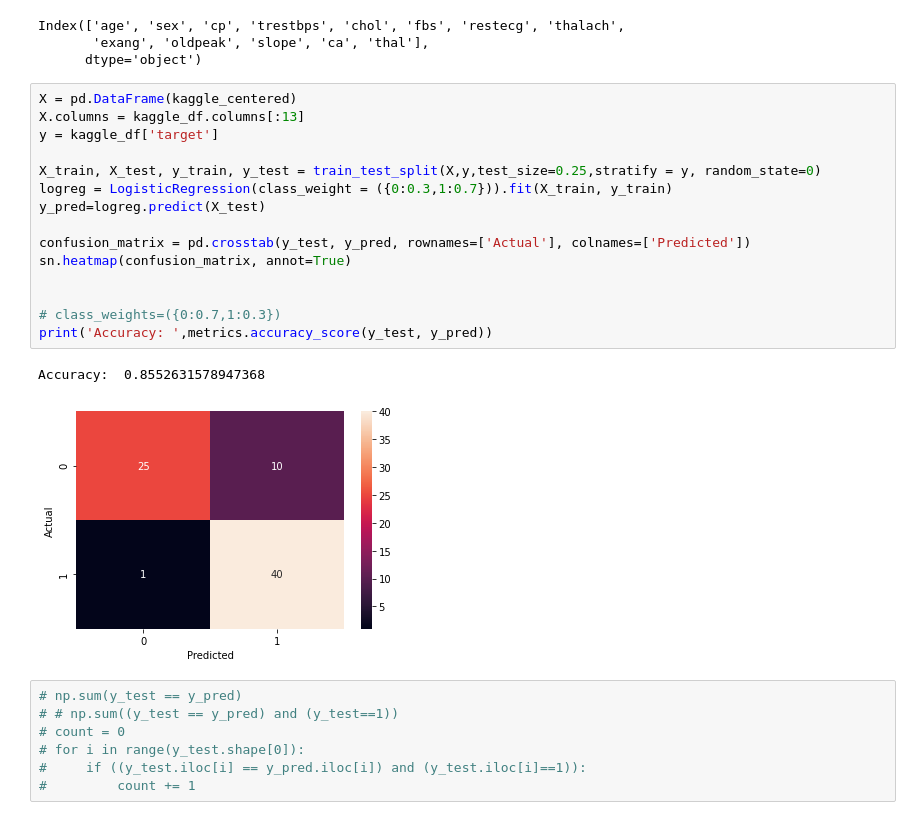
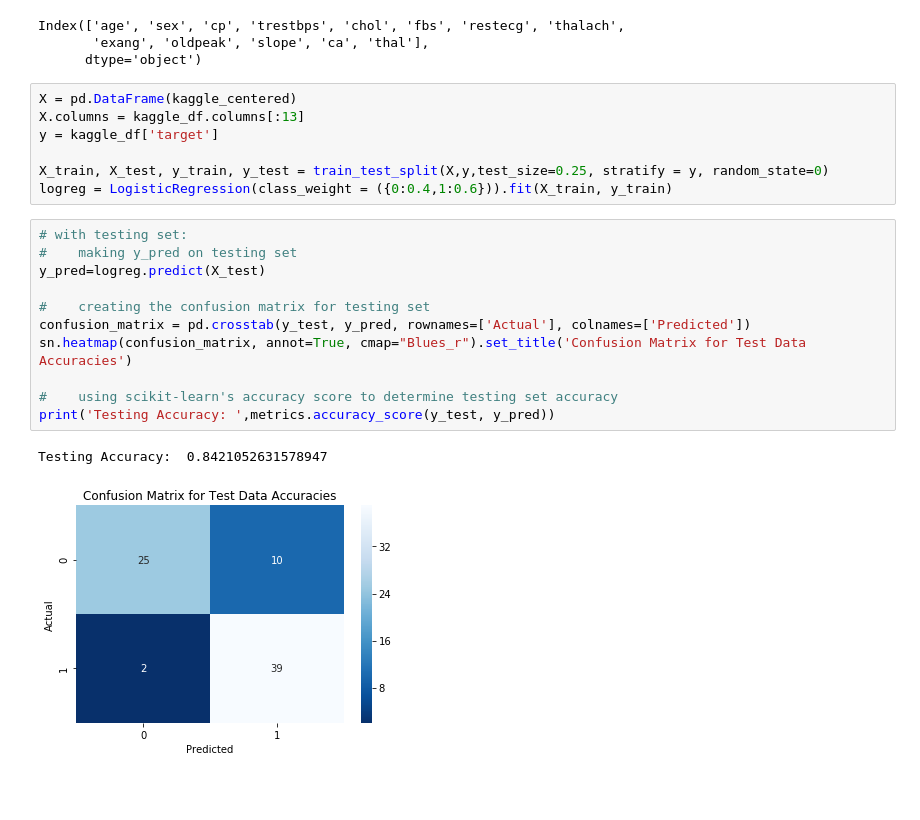
Before and after one commit to sophiegroenwold/heart-disease-ds100, a Jupyter notebook: heart-disease-exploration.ipynb, the cells around one changed output. Drawn from its saved outputs; the diff is of its cells as text; blank space fills up the shorter version.

```diff
--- a/heart-disease-exploration.ipynb
+++ b/heart-disease-exploration.ipynb
@@ -419,23 +434,19 @@ X = pd.DataFrame(kaggle_centered)
 X.columns = kaggle_df.columns[:13]
 y = kaggle_df['target']
 
-X_train, X_test, y_train, y_test = train_test_split(X,y,test_size=0.25,stratify = y, random_state=0)
-logreg = LogisticRegression(class_weight = ({0:0.3,1:0.7})).fit(X_train, y_train)
-y_pred=logreg.predict(X_test)
-
-confusion_matrix = pd.crosstab(y_test, y_pred, rownames=['Actual'], colnames=['Predicted'])
-sn.heatmap(confusion_matrix, annot=True)
-
-
-# class_weights=({0:0.7,1:0.3})
-print('Accuracy: ',metrics.accuracy_score(y_test, y_pred))
+X_train, X_test, y_train, y_test = train_test_split(X,y,test_size=0.25, stratify = y, random_state=0)
+logreg = LogisticRegression(class_weight = ({0:0.4,1:0.6})).fit(X_train, y_train)
-# %% [output]
-Accuracy:  0.8552631578947368
-[figure, removed]
-# %%
-# np.sum(y_test == y_pred)
-# # np.sum((y_test == y_pred) and (y_test==1))
-# count = 0
-# for i in range(y_test.shape[0]):
-#     if ((y_test.iloc[i] == y_pred.iloc[i]) and (y_test.iloc[i]==1)):
-#         count += 1
+# %%
+# with testing set:
+#    making y_pred on testing set
+y_pred=logreg.predict(X_test)
+
+#    creating the confusion matrix for testing set
+confusion_matrix = pd.crosstab(y_test, y_pred, rownames=['Actual'], colnames=['Predicted'])
+sn.heatmap(confusion_matrix, annot=True, cmap="Blues_r").set_title('Confusion Matrix for Test Data Accuracies')
+
+#    using scikit-learn's accuracy score to determine testing set accuracy
+print('Testing Accuracy: ',metrics.accuracy_score(y_test, y_pred))
+# %% [output]
+Testing Accuracy:  0.8421052631578947
+[figure, added]
```
Also changed, not shown: parts of 55 cells of this notebook, 2 other files.
